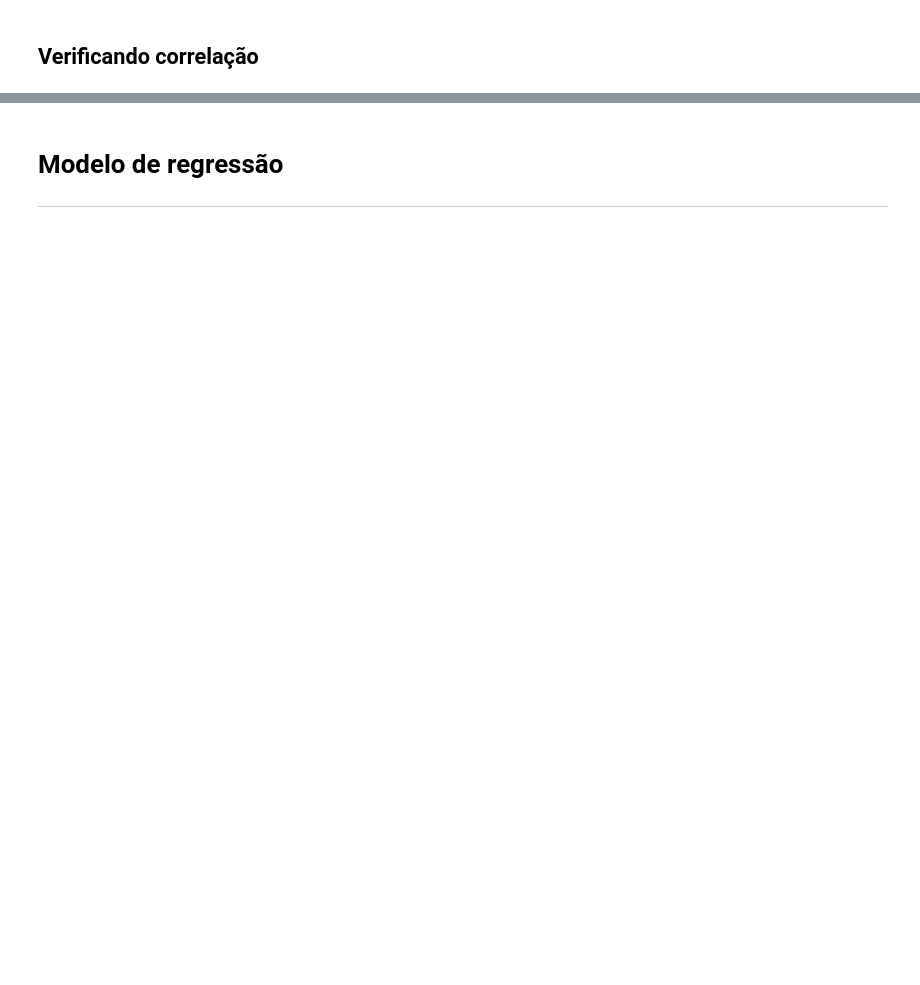
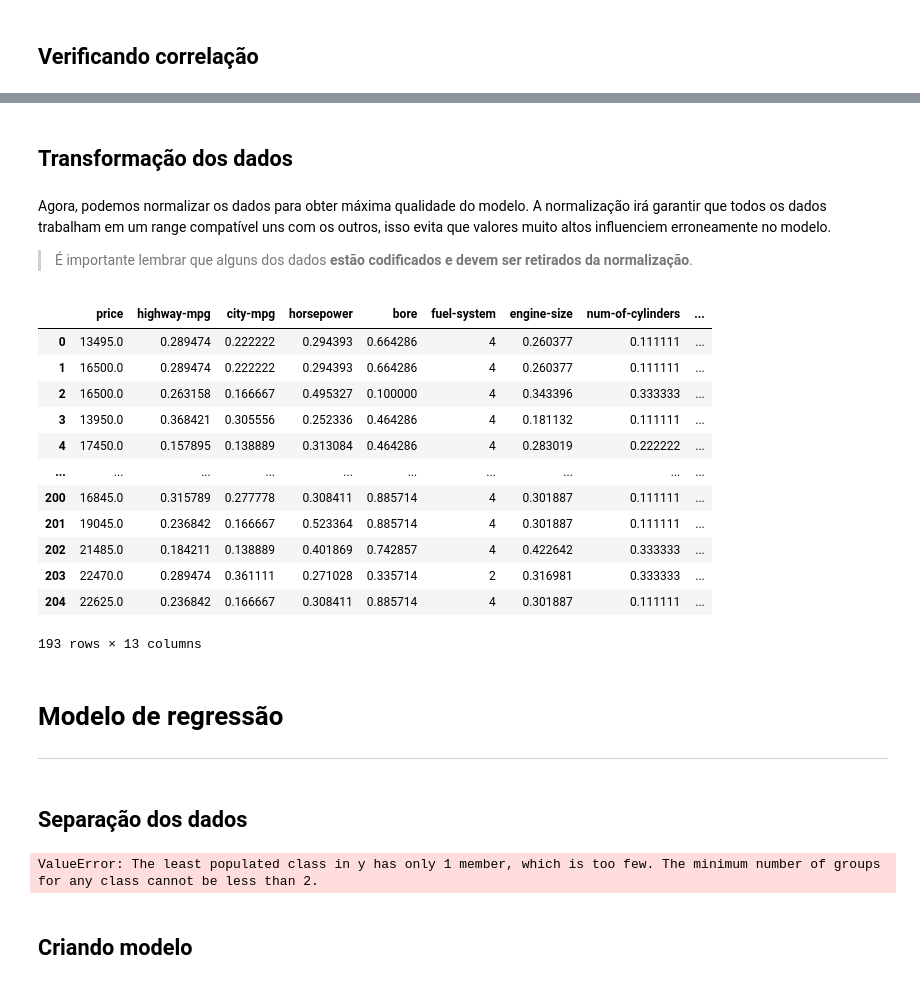
Before and after one commit to Batchuka/ifes-ml-explorando-modelos-preditivos, a Jupyter notebook: automobile-uci/automobile_uci.ipynb, the cells around one changed output, grey strips where cells are left out. Saved outputs shown, nothing was run; the diff lists cells and outputs as text; code cells hidden in the pictures; blank space fills up the shorter version.

Commit message:
construindo modelo

```diff
--- a/automobile-uci/automobile_uci.ipynb
+++ b/automobile-uci/automobile_uci.ipynb
@@ -76,0 +219,8 @@ Name: peak-rpm, Length: 205, dtype: float64
+# %%
+# Lista de colunas que deseja manter
+colunas_desejadas = ['price', 'highway-mpg', 'city-mpg', 'horsepower', 'bore', 'fuel-system', 'engine-size', 'num-of-cylinders', 'curb-weight','width', 'length', 'wheel-base', 'drive-wheels']
+
+# Sobrescreva o dataset com as colunas desejadas
+dataset_filtrado = dataset[colunas_desejadas]
+
+dataset_filtrado.describe()
@@ -77,3 +237,56 @@ Name: peak-rpm, Length: 205, dtype: float64
+# %% [markdown]
+## Transformação dos dados
+# %% [markdown]
+Agora, podemos normalizar os dados para obter máxima qualidade do modelo. A normalização irá garantir que todos os dados trabalham em um range compatível uns com os outros, isso evita que valores muito altos influenciem erroneamente no modelo.
+
+> É importante lembrar que alguns dos dados **estão codificados e devem ser retirados da normalização**.
+# %%
+# Identifique as colunas codificadas
+colunas_codificadas = ['price','fuel-system','drive-wheels']
+
+# Copie o DataFrame original para manter os dados inalterados
+dataset_normalizado = dataset_filtrado.copy()
+
+# Selecione as colunas numéricas para normalização
+colunas_numericas_para_normalizar = dataset_normalizado.select_dtypes(include=['number']).drop(columns=colunas_codificadas)
+
+# Normalização Min-Max das colunas numéricas selecionadas
+scaler = MinMaxScaler()
+dataset_normalizado[colunas_numericas_para_normalizar.columns] = scaler.fit_transform(colunas_numericas_para_normalizar)
+# %%
+dataset_normalizado
+# %% [output]
+|  | price | highway-mpg | city-mpg | horsepower | bore | fuel-system | engine-size | num-of-cylinders | ... |
+| 0 | 13495.0 | 0.289474 | 0.222222 | 0.294393 | 0.664286 | 4 | 0.260377 | 0.111111 | ... |
+| 1 | 16500.0 | 0.289474 | 0.222222 | 0.294393 | 0.664286 | 4 | 0.260377 | 0.111111 | ... |
+| 2 | 16500.0 | 0.263158 | 0.166667 | 0.495327 | 0.100000 | 4 | 0.343396 | 0.333333 | ... |
+| 3 | 13950.0 | 0.368421 | 0.305556 | 0.252336 | 0.464286 | 4 | 0.181132 | 0.111111 | ... |
+| 4 | 17450.0 | 0.157895 | 0.138889 | 0.313084 | 0.464286 | 4 | 0.283019 | 0.222222 | ... |
+| ... | ... | ... | ... | ... | ... | ... | ... | ... | ... |
+| 200 | 16845.0 | 0.315789 | 0.277778 | 0.308411 | 0.885714 | 4 | 0.301887 | 0.111111 | ... |
+| 201 | 19045.0 | 0.236842 | 0.166667 | 0.523364 | 0.885714 | 4 | 0.301887 | 0.111111 | ... |
+| 202 | 21485.0 | 0.184211 | 0.138889 | 0.401869 | 0.742857 | 4 | 0.422642 | 0.333333 | ... |
+| 203 | 22470.0 | 0.289474 | 0.361111 | 0.271028 | 0.335714 | 2 | 0.316981 | 0.333333 | ... |
+| 204 | 22625.0 | 0.236842 | 0.166667 | 0.308411 | 0.885714 | 4 | 0.301887 | 0.111111 | ... |
+193 rows × 13 columns
 # %% [markdown]
 # Modelo de regressão
 ---
+# %% [markdown]
+## Separação dos dados
+# %%
+# classe
+Y = dataset_normalizado['price']
+
+# previsores
+X = dataset_normalizado.drop('price', axis=1)
+
+# Base de treino e teste+valid
+train_x, test_valid_x, train_y, test_valid_y = train_test_split(X, Y, test_size=0.1, random_state=0, stratify=Y)
+
+# Base de teste e validação
+test_x, valid_x, test_y, valid_y = train_test_split(test_valid_x, test_valid_y, test_size=0.5, random_state=0, stratify=Y)
+# %% [output]
+ValueError: The least populated class in y has only 1 member, which is too few. The minimum number of groups for any class cannot be less than 2.
+# %% [markdown]
+## Criando modelo
```
Also changed, not shown: parts of 30 cells of this notebook, 7 other files.
